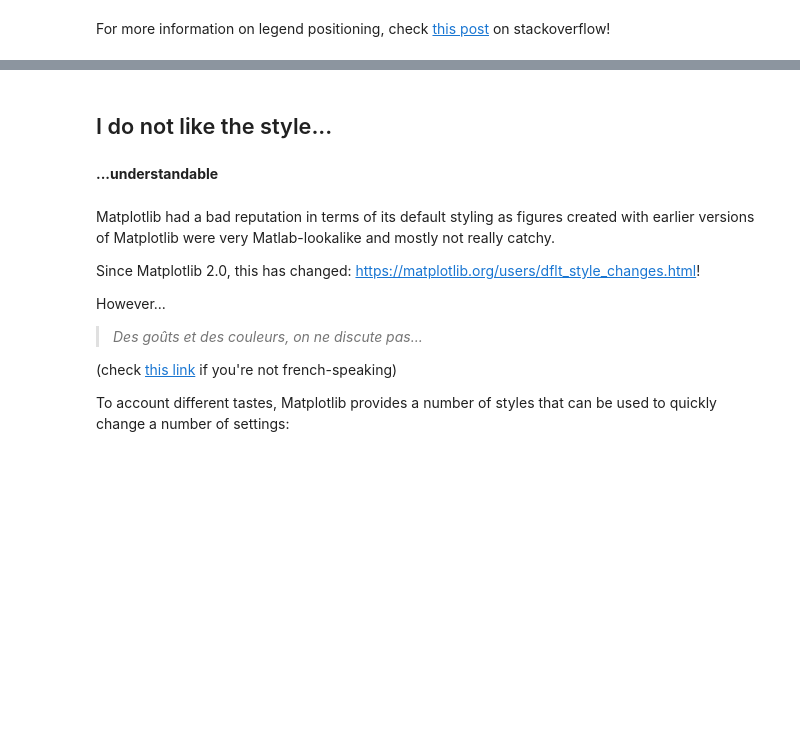
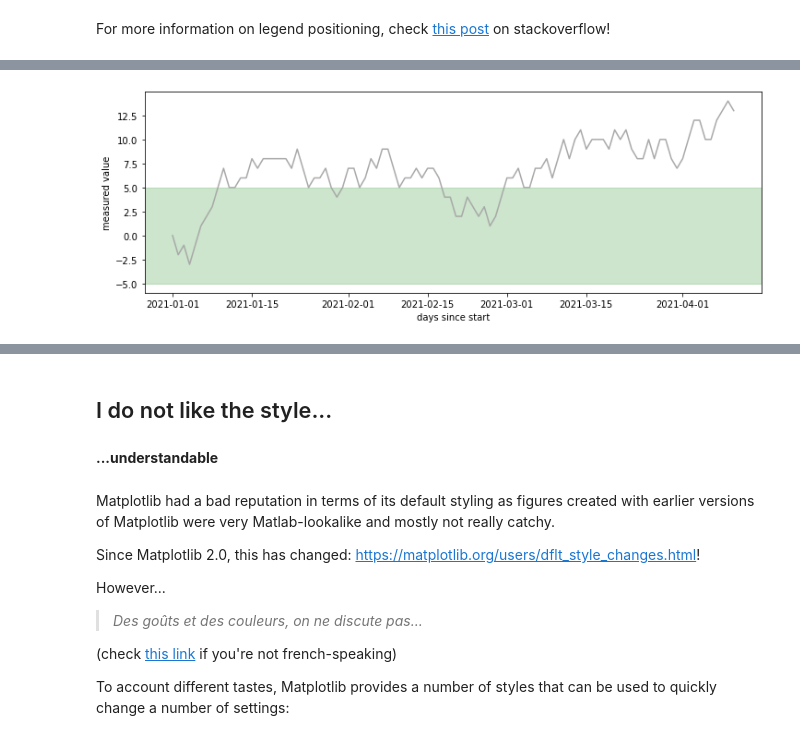
Before and after one commit to jorisvandenbossche/course-python-data, a Jupyter notebook: notebooks/visualization_01_matplotlib.ipynb, the cells around one changed output, grey strips where cells are left out. Saved outputs shown, nothing was run; the diff lists cells and outputs as text; code cells hidden in the pictures; blank space fills up the shorter version.

```diff
--- a/notebooks/visualization_01_matplotlib.ipynb
+++ b/notebooks/visualization_01_matplotlib.ipynb
@@ -160,0 +221,12 @@ For more information on legend positioning, check [this post](http://stackoverfl
+# %%
+dates = pd.date_range("2021-01-01", periods=100, freq="D")
+
+fig, ax  = plt.subplots(figsize=(12, 4))
+
+ax.plot(dates, data, color='darkgrey')
+ax.axhspan(ymin=-5, ymax=5, color='green', alpha=0.2)
+
+ax.set_xlabel('days since start');
+ax.set_ylabel('measured value');
+# %% [output]
+[figure, added]
```
Also changed, not shown: parts of 22 cells of this notebook, 1 other file.
